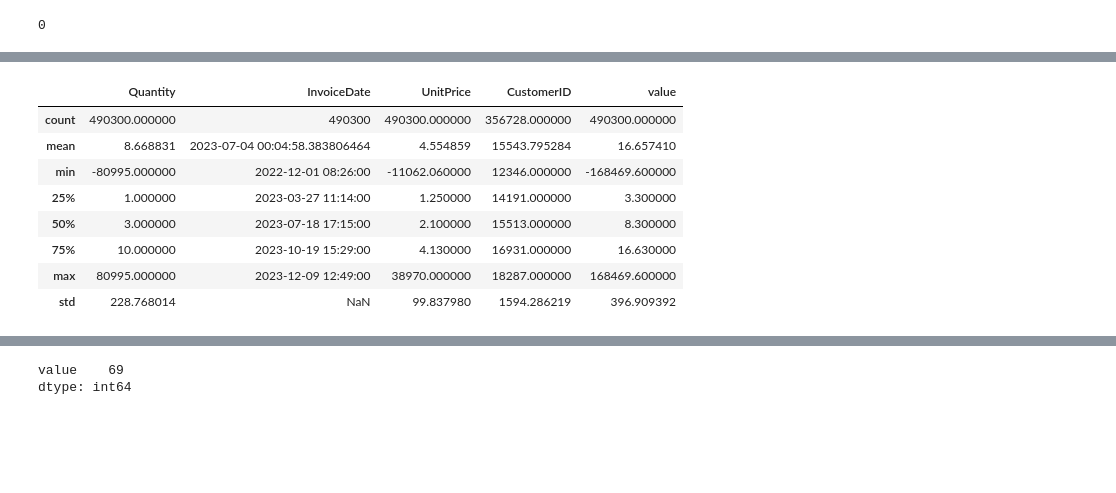
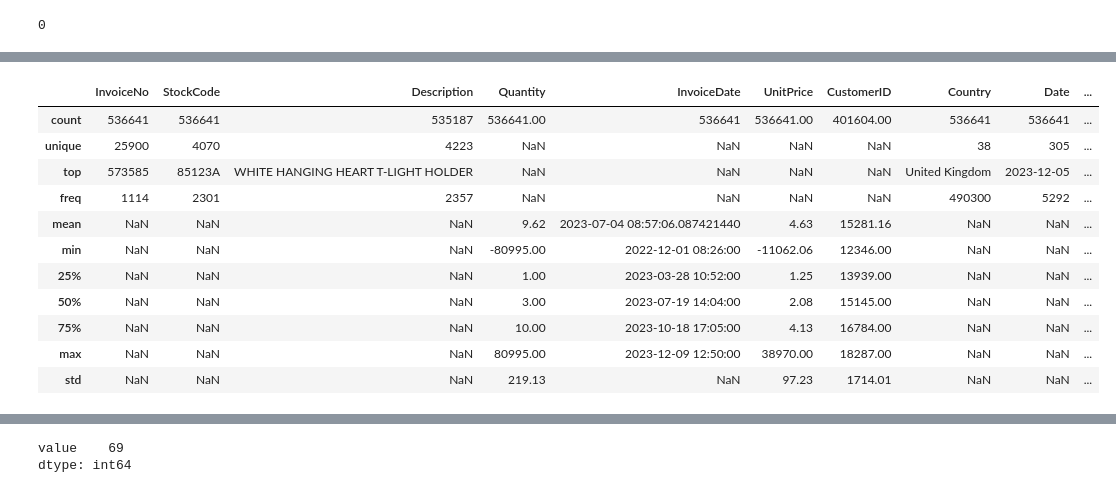
Before and after one commit to alejosilvestre/Portfolio, a Jupyter notebook: time_series/Time_series_sales_prediction.ipynb, the cells around one changed output, grey strips where cells are left out. Saved outputs shown, nothing was run; the diff lists cells and outputs as text; code cells hidden in the pictures; blank space fills up the shorter version.

```diff
--- a/time_series/Time_series_sales_prediction.ipynb
+++ b/time_series/Time_series_sales_prediction.ipynb
@@ -245,5 +239 @@ Saudi Arabia            0.000013
 Name: value, dtype: float64
-# %%
-# De momento vamos a focalizarnos unicamente en UK (84% negocio y 91% de observaciones)...eliminaremos el resto por el momento para evitar el ruido.
-df= df[df['Country']=='United Kingdom']
-df
@@ -264,12 +240,15 @@ df
 # %%
-df.describe()
+df.describe(include='all')
 # %% [output]
-|  | Quantity | InvoiceDate | UnitPrice | CustomerID | value |
-| count | 490300.000000 | 490300 | 490300.000000 | 356728.000000 | 490300.000000 |
-| mean | 8.668831 | 2023-07-04 00:04:58.383806464 | 4.554859 | 15543.795284 | 16.657410 |
-| min | -80995.000000 | 2022-12-01 08:26:00 | -11062.060000 | 12346.000000 | -168469.600000 |
-| 25% | 1.000000 | 2023-03-27 11:14:00 | 1.250000 | 14191.000000 | 3.300000 |
-| 50% | 3.000000 | 2023-07-18 17:15:00 | 2.100000 | 15513.000000 | 8.300000 |
-| 75% | 10.000000 | 2023-10-19 15:29:00 | 4.130000 | 16931.000000 | 16.630000 |
-| max | 80995.000000 | 2023-12-09 12:49:00 | 38970.000000 | 18287.000000 | 168469.600000 |
-| std | 228.768014 | NaN | 99.837980 | 1594.286219 | 396.909392 |
+|  | InvoiceNo | StockCode | Description | Quantity | InvoiceDate | UnitPrice | CustomerID | Country | Date | ... |
+| count | 536641 | 536641 | 535187 | 536641.00 | 536641 | 536641.00 | 401604.00 | 536641 | 536641 | ... |
+| unique | 25900 | 4070 | 4223 | NaN | NaN | NaN | NaN | 38 | 305 | ... |
+| top | 573585 | 85123A | WHITE HANGING HEART T-LIGHT HOLDER | NaN | NaN | NaN | NaN | United Kingdom | 2023-12-05 | ... |
+| freq | 1114 | 2301 | 2357 | NaN | NaN | NaN | NaN | 490300 | 5292 | ... |
+| mean | NaN | NaN | NaN | 9.62 | 2023-07-04 08:57:06.087421440 | 4.63 | 15281.16 | NaN | NaN | ... |
+| min | NaN | NaN | NaN | -80995.00 | 2022-12-01 08:26:00 | -11062.06 | 12346.00 | NaN | NaN | ... |
+| 25% | NaN | NaN | NaN | 1.00 | 2023-03-28 10:52:00 | 1.25 | 13939.00 | NaN | NaN | ... |
+| 50% | NaN | NaN | NaN | 3.00 | 2023-07-19 14:04:00 | 2.08 | 15145.00 | NaN | NaN | ... |
+| 75% | NaN | NaN | NaN | 10.00 | 2023-10-18 17:05:00 | 4.13 | 16784.00 | NaN | NaN | ... |
+| max | NaN | NaN | NaN | 80995.00 | 2023-12-09 12:50:00 | 38970.00 | 18287.00 | NaN | NaN | ... |
+| std | NaN | NaN | NaN | 219.13 | NaN | 97.23 | 1714.01 | NaN | NaN | ... |
```
Also changed, not shown: parts of 93 cells of this notebook, 1 other file.
